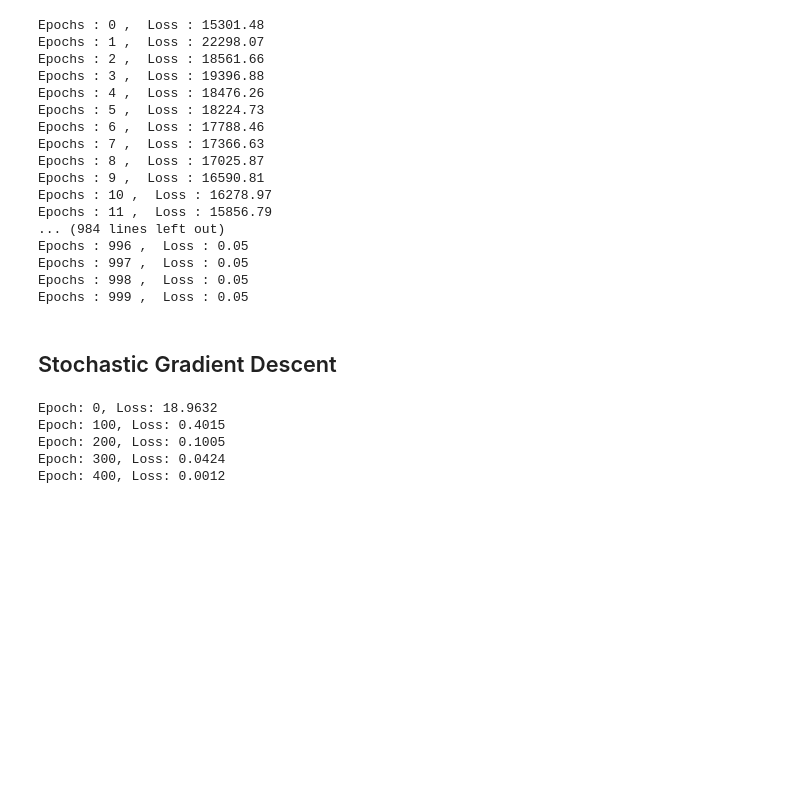
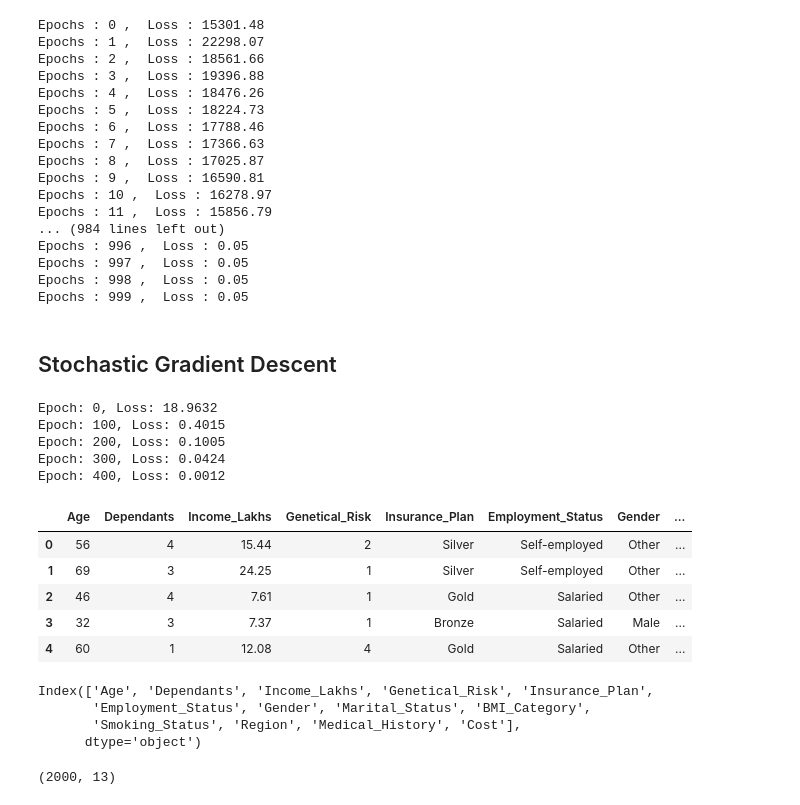
Before and after one commit to trijesh61/Pytorch-Practice, a Jupyter notebook: GradientDescent.ipynb, the cells around one changed output. Cells and saved outputs as stored; diff of their text form; code cells hidden in the pictures; blank space fills up the shorter version.

```diff
--- a/GradientDescent.ipynb
+++ b/GradientDescent.ipynb
@@ -205,3 +205,23 @@ Epoch: 300, Loss: 0.0424
 Epoch: 400, Loss: 0.0012
 # %%
 # Lets try with the health insurance premium prediction data
+df= pd.read_csv("health_insurance_dataset_2000.csv")
+df.head()
+# %% [output]
+|  | Age | Dependants | Income_Lakhs | Genetical_Risk | Insurance_Plan | Employment_Status | Gender | ... |
+| 0 | 56 | 4 | 15.44 | 2 | Silver | Self-employed | Other | ... |
+| 1 | 69 | 3 | 24.25 | 1 | Silver | Self-employed | Other | ... |
+| 2 | 46 | 4 | 7.61 | 1 | Gold | Salaried | Other | ... |
+| 3 | 32 | 3 | 7.37 | 1 | Bronze | Salaried | Male | ... |
+| 4 | 60 | 1 | 12.08 | 4 | Gold | Salaried | Other | ... |
+# %%
+df.columns
+# %% [output]
+Index(['Age', 'Dependants', 'Income_Lakhs', 'Genetical_Risk', 'Insurance_Plan',
+       'Employment_Status', 'Gender', 'Marital_Status', 'BMI_Category',
+       'Smoking_Status', 'Region', 'Medical_History', 'Cost'],
+      dtype='object')
+# %%
+df.shape
+# %% [output]
+(2000, 13)
```
Also changed, not shown: parts of 4 cells of this notebook.
